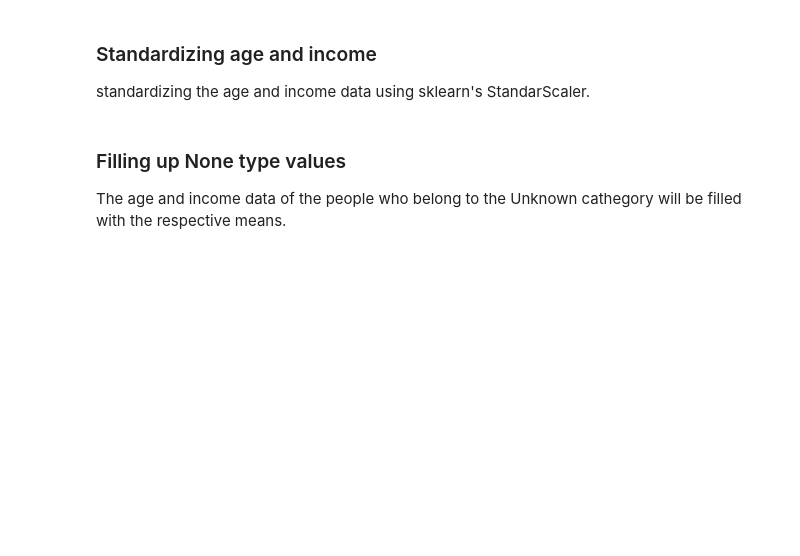
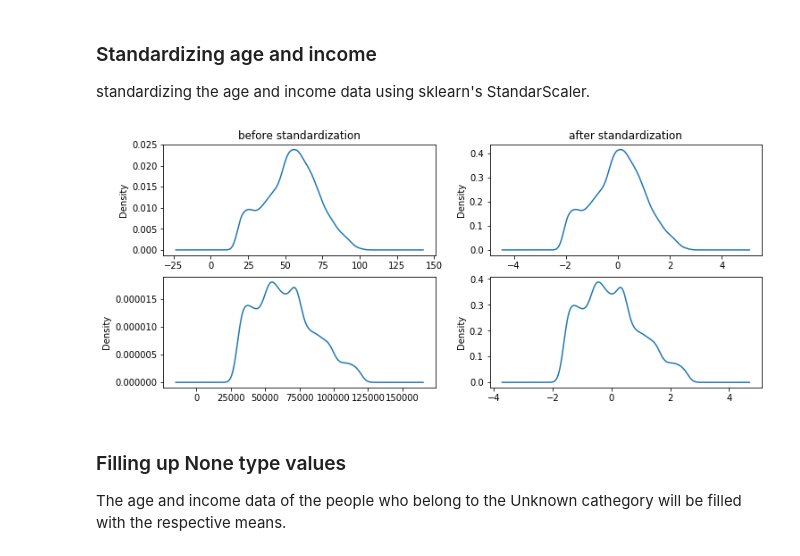
Before and after one commit to ferenctorok/starbucks_capstone_challenge, a Jupyter notebook: feature_engineering.ipynb, the cells around one changed output. Cells and saved outputs as stored; diff of their text form; code cells hidden in the pictures; blank space fills up the shorter version.

```diff
--- a/feature_engineering.ipynb
+++ b/feature_engineering.ipynb
@@ -112,13 +112,27 @@ profile[1: 10]
 
 standardizing the age and income data using sklearn's StandarScaler.
 # %%
+fig, axis = plt.subplots(figsize=(12,5), nrows=2, ncols=2)
 # instantiating the standard scaler object:
 standard_scaler = StandardScaler()
 
 # transforming the data:
 profile.loc[(profile.age == 118), 'age'] = None  # standard scaler scips none type values
+
+profile.age.plot.density(ax=axis[0][0])
+profile.income.plot.density(ax=axis[1][0])
+axis[0][0].set_title('before standardization')
+
 profile.loc[:, 'age'] = standard_scaler.fit_transform(profile.age.values.reshape(-1, 1))
 profile.loc[:, 'income'] = standard_scaler.fit_transform(profile.income.values.reshape(-1, 1))
+
+profile.age.plot.density(ax=axis[0][1])
+profile.income.plot.density(ax=axis[1][1])
+axis[0][1].set_title('after standardization')
+
+plt.show()
+# %% [output]
+[figure, added]
 # %% [markdown]
 ### Filling up None type values
 
```
Also changed, not shown: 20 other files.
